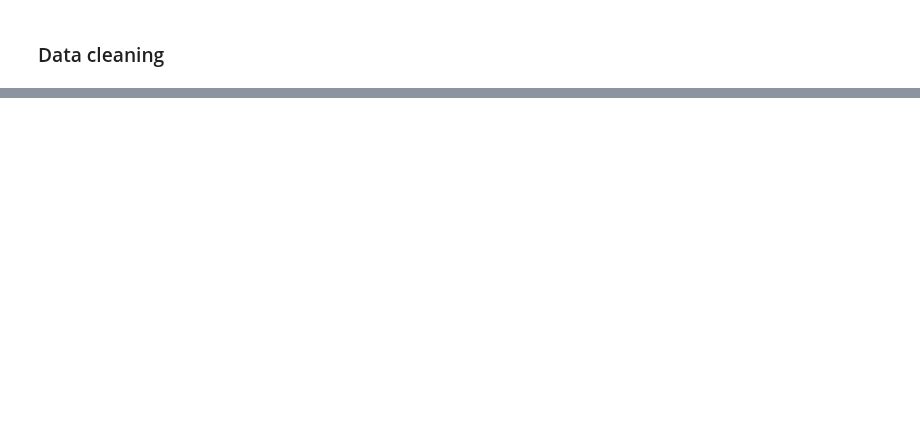
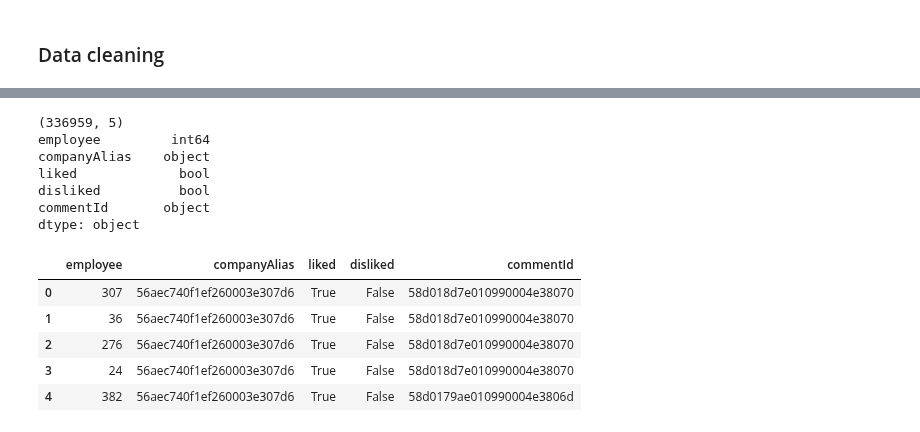
Before and after one commit to ceciliastern/ds_term_project, a Jupyter notebook: Term Project - Happiness Dataset.ipynb, the cells around one changed output, grey strips where cells are left out. Saved outputs shown, nothing was run; the diff lists cells and outputs as text; code cells hidden in the pictures; blank space fills up the shorter version.

```diff
--- a/Term Project - Happiness Dataset.ipynb
+++ b/Term Project - Happiness Dataset.ipynb
@@ -110,4 +114,28 @@ ci_df.describe()
 | 50% | 122.000000 |
 | 75% | 212.000000 |
 | max | 999.000000 |
+# %%
+# drop null values
+ci_df = ci_df.dropna()
+print(ci_df.shape)
+
+# Convert "like", "dislike" columns to bool
+ci_df["liked"] = ci_df["liked"] == "true"
+ci_df["disliked"] = ci_df["disliked"] == "true"
+print(ci_df.dtypes)
+ci_df.head()
+# %% [output]
+(336959, 5)
+employee         int64
+companyAlias    object
+liked             bool
+disliked          bool
+commentId       object
+dtype: object
+|  | employee | companyAlias | liked | disliked | commentId |
+| 0 | 307 | 56aec740f1ef260003e307d6 | True | False | 58d018d7e010990004e38070 |
+| 1 | 36 | 56aec740f1ef260003e307d6 | True | False | 58d018d7e010990004e38070 |
+| 2 | 276 | 56aec740f1ef260003e307d6 | True | False | 58d018d7e010990004e38070 |
+| 3 | 24 | 56aec740f1ef260003e307d6 | True | False | 58d018d7e010990004e38070 |
+| 4 | 382 | 56aec740f1ef260003e307d6 | True | False | 58d0179ae010990004e3806d |
 # %%
```
Also changed, not shown: parts of 12 cells of this notebook.
